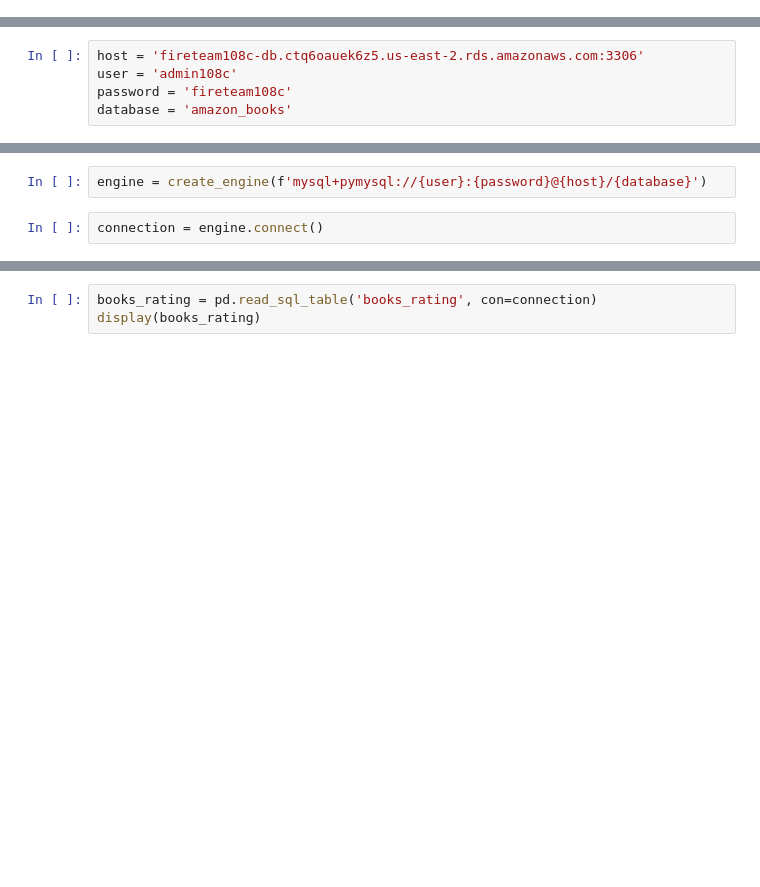
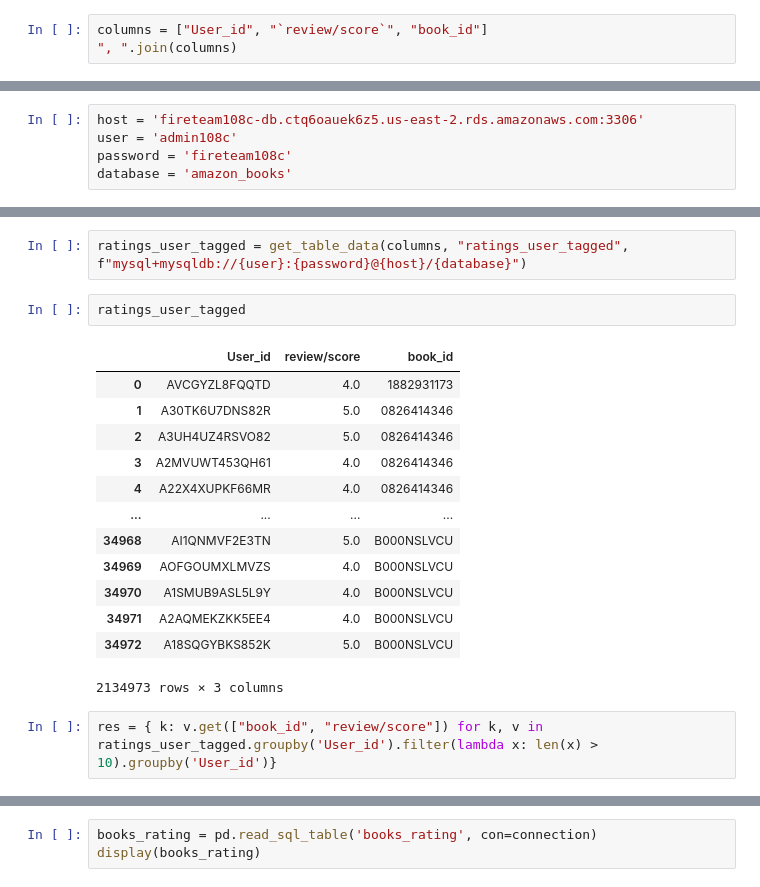
Before and after one commit to jinks145/pj_fireteam-108c, a Jupyter notebook: review_to_user_matrix.ipynb, the cells around one changed output, grey strips where cells are left out. Drawn from its saved outputs; the diff is of its cells as text; blank space fills up the shorter version.

```diff
--- a/review_to_user_matrix.ipynb
+++ b/review_to_user_matrix.ipynb
@@ -4,3 +4,6 @@ import pymysql
 from sqlalchemy import create_engine
 # %%
 import numpy as np
+# %%
+columns = ["User_id", "`review/score`", "book_id"]
+", ".join(columns)
@@ -12,4 +31,20 @@ database = 'amazon_books'
 # %%
-engine = create_engine(f'mysql+pymysql://{user}:{password}@{host}/{database}')
+ratings_user_tagged = get_table_data(columns, "ratings_user_tagged", f"mysql+mysqldb://{user}:{password}@{host}/{database}")
-# %%
-connection = engine.connect()
+# %%
+ratings_user_tagged
+# %% [output]
+|  | User_id | review/score | book_id |
+| 0 | AVCGYZL8FQQTD | 4.0 | 1882931173 |
+| 1 | A30TK6U7DNS82R | 5.0 | 0826414346 |
+| 2 | A3UH4UZ4RSVO82 | 5.0 | 0826414346 |
+| 3 | A2MVUWT453QH61 | 4.0 | 0826414346 |
+| 4 | A22X4XUPKF66MR | 4.0 | 0826414346 |
+| ... | ... | ... | ... |
+| 34968 | AI1QNMVF2E3TN | 5.0 | B000NSLVCU |
+| 34969 | AOFGOUMXLMVZS | 4.0 | B000NSLVCU |
+| 34970 | A1SMUB9ASL5L9Y | 4.0 | B000NSLVCU |
+| 34971 | A2AQMEKZKK5EE4 | 4.0 | B000NSLVCU |
+| 34972 | A18SQGYBKS852K | 5.0 | B000NSLVCU |
+2134973 rows × 3 columns
+# %%
+res = { k: v.get(["book_id", "review/score"]) for k, v in ratings_user_tagged.groupby('User_id').filter(lambda x: len(x) > 10).groupby('User_id')}
```
Also changed, not shown: parts of 10 cells of this notebook, 2 other files.
